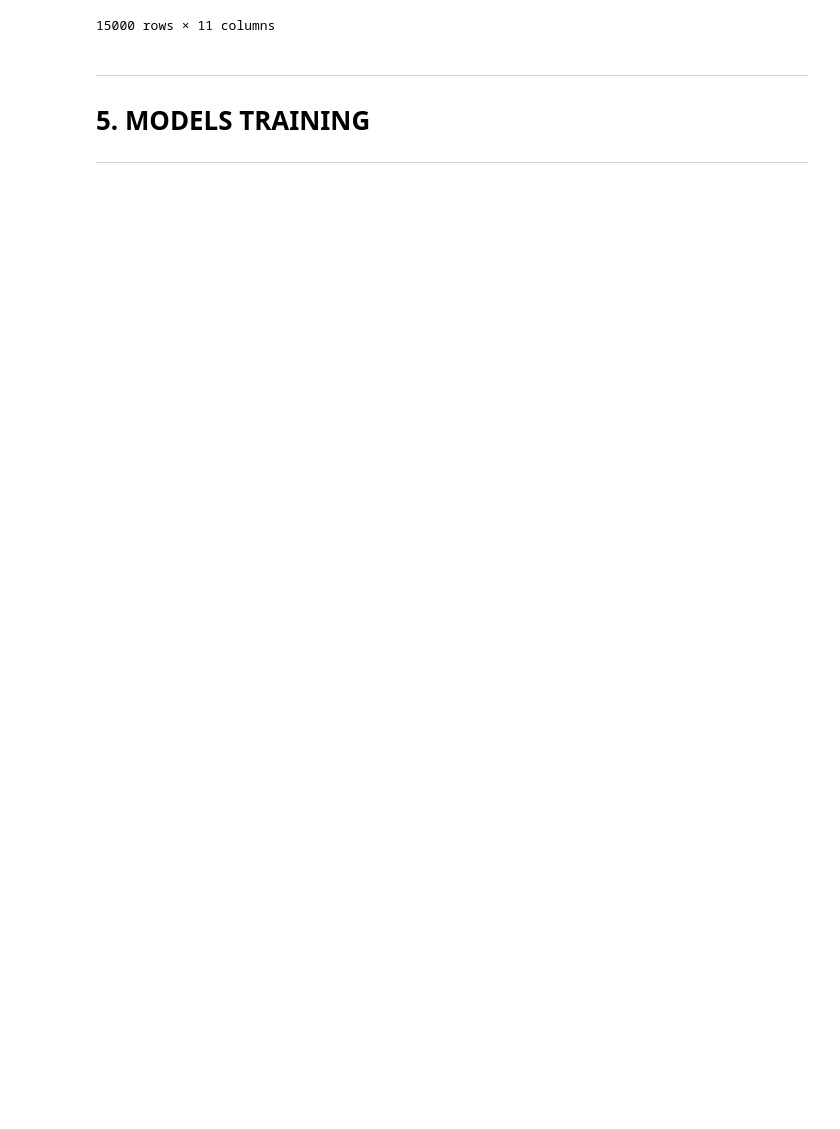
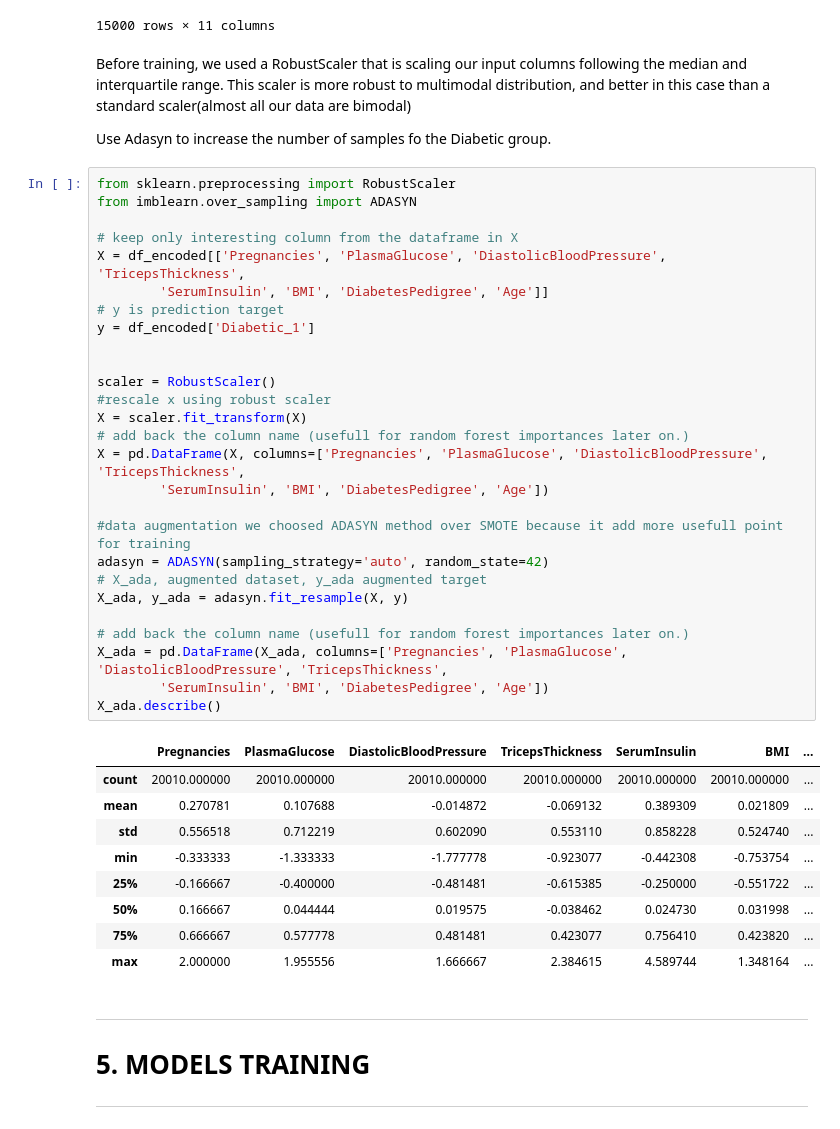
Before and after one commit to Lucky12348/diabetes_prediction, a Jupyter notebook: EDA.ipynb, the cells around one changed output. Cells and saved outputs as stored; diff of their text form; blank space fills up the shorter version.

Commit message:
training with Adasyn, saving models, and loading sample

```diff
--- a/EDA.ipynb
+++ b/EDA.ipynb
@@ -816,6 +815,47 @@ df_encoded
 | 14998 | 1099353 | 0 | 132 | 98 | 18 | 161 | 19.791645 | ... |
 | 14999 | 1386396 | 3 | 114 | 65 | 47 | 512 | 36.215437 | ... |
 15000 rows × 11 columns
+# %% [markdown]
+Before training, we used a RobustScaler that is scaling our input columns following the median and interquartile range. This scaler is more robust to multimodal distribution, and better in this case than a standard scaler(almost all our data are bimodal)
+
+Use Adasyn to increase the number of samples fo the Diabetic group.
+# %%
+from sklearn.preprocessing import RobustScaler
+from imblearn.over_sampling import ADASYN
+
+# keep only interesting column from the dataframe in X
+X = df_encoded[['Pregnancies', 'PlasmaGlucose', 'DiastolicBloodPressure', 'TricepsThickness',
+        'SerumInsulin', 'BMI', 'DiabetesPedigree', 'Age']]
+# y is prediction target
+y = df_encoded['Diabetic_1']
+
+
+scaler = RobustScaler()
+#rescale x using robust scaler
+X = scaler.fit_transform(X)
+# add back the column name (usefull for random forest importances later on.)
+X = pd.DataFrame(X, columns=['Pregnancies', 'PlasmaGlucose', 'DiastolicBloodPressure', 'TricepsThickness',
+        'SerumInsulin', 'BMI', 'DiabetesPedigree', 'Age'])
+
+#data augmentation we choosed ADASYN method over SMOTE because it add more usefull point for training
+adasyn = ADASYN(sampling_strategy='auto', random_state=42)
+# X_ada, augmented dataset, y_ada augmented target
+X_ada, y_ada = adasyn.fit_resample(X, y)
+
+# add back the column name (usefull for random forest importances later on.)
+X_ada = pd.DataFrame(X_ada, columns=['Pregnancies', 'PlasmaGlucose', 'DiastolicBloodPressure', 'TricepsThickness',
+        'SerumInsulin', 'BMI', 'DiabetesPedigree', 'Age'])
+X_ada.describe()
+# %% [output]
+|  | Pregnancies | PlasmaGlucose | DiastolicBloodPressure | TricepsThickness | SerumInsulin | BMI | ... |
+| count | 20010.000000 | 20010.000000 | 20010.000000 | 20010.000000 | 20010.000000 | 20010.000000 | ... |
+| mean | 0.270781 | 0.107688 | -0.014872 | -0.069132 | 0.389309 | 0.021809 | ... |
+| std | 0.556518 | 0.712219 | 0.602090 | 0.553110 | 0.858228 | 0.524740 | ... |
+| min | -0.333333 | -1.333333 | -1.777778 | -0.923077 | -0.442308 | -0.753754 | ... |
+| 25% | -0.166667 | -0.400000 | -0.481481 | -0.615385 | -0.250000 | -0.551722 | ... |
+| 50% | 0.166667 | 0.044444 | 0.019575 | -0.038462 | 0.024730 | 0.031998 | ... |
+| 75% | 0.666667 | 0.577778 | 0.481481 | 0.423077 | 0.756410 | 0.423820 | ... |
+| max | 2.000000 | 1.955556 | 1.666667 | 2.384615 | 4.589744 | 1.348164 | ... |
 # %% [markdown]
 ---
 # **5. MODELS TRAINING**
```
Also changed, not shown: parts of 32 cells of this notebook.
